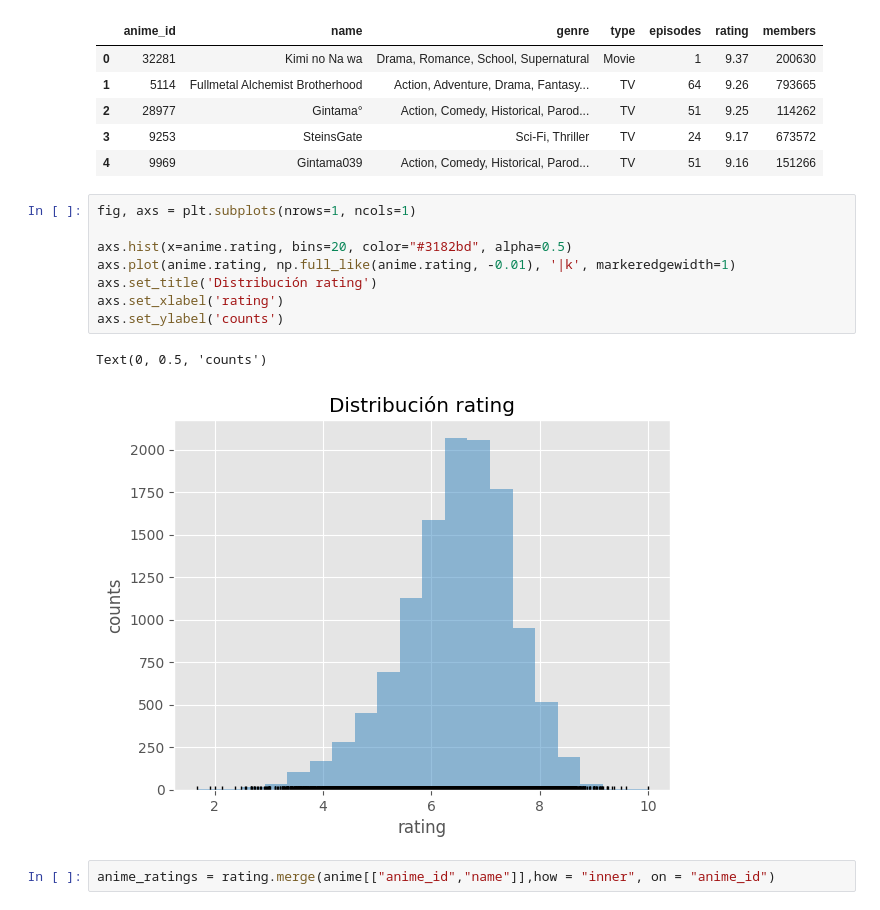
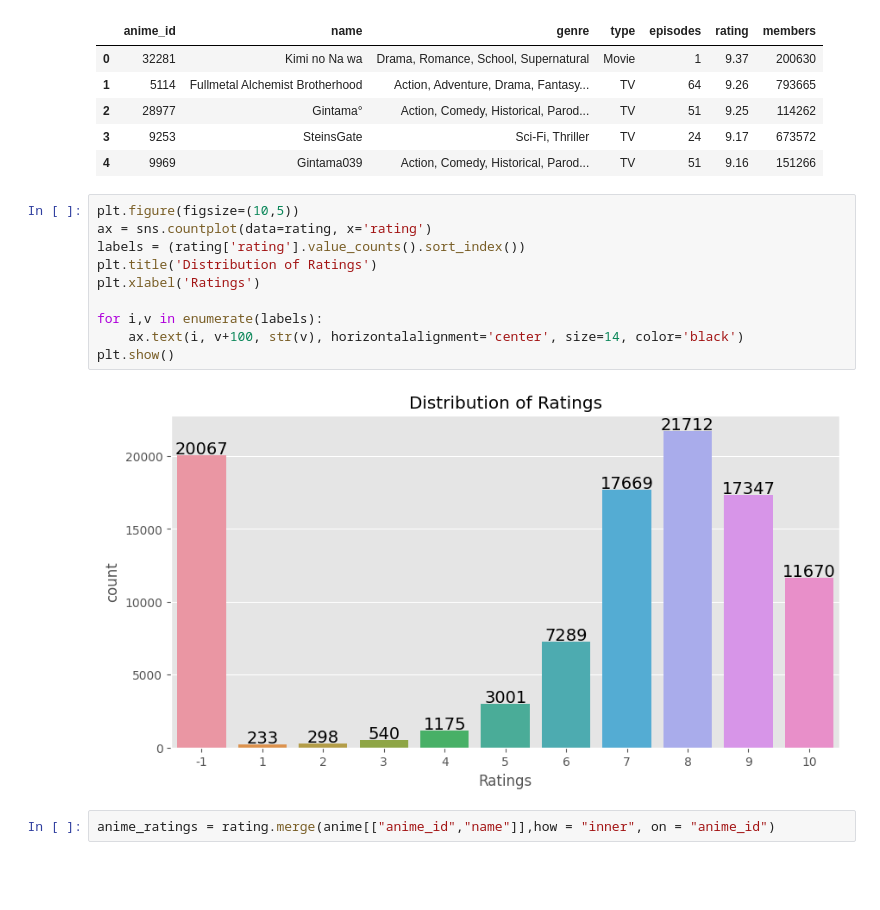
Before and after one commit to RDLL/curso_mineria_de_datos, a Jupyter notebook: Tarea6.ipynb, the cells around one changed output. Saved outputs shown, nothing was run; the diff lists cells and outputs as text; blank space fills up the shorter version.

```diff
--- a/Tarea6.ipynb
+++ b/Tarea6.ipynb
@@ -116,17 +117,18 @@ anime.head()
 | 2 | 28977 | Gintama° | Action, Comedy, Historical, Parod... | TV | 51 | 9.25 | 114262 |
 | 3 | 9253 | SteinsGate | Sci-Fi, Thriller | TV | 24 | 9.17 | 673572 |
 | 4 | 9969 | Gintama039 | Action, Comedy, Historical, Parod... | TV | 51 | 9.16 | 151266 |
-# %%
-fig, axs = plt.subplots(nrows=1, ncols=1)
-
-axs.hist(x=anime.rating, bins=20, color="#3182bd", alpha=0.5)
-axs.plot(anime.rating, np.full_like(anime.rating, -0.01), '|k', markeredgewidth=1)
-axs.set_title('Distribución rating')
-axs.set_xlabel('rating')
-axs.set_ylabel('counts')
-# %% [output]
-Text(0, 0.5, 'counts')
-[figure, removed]
+# %%
+plt.figure(figsize=(10,5))
+ax = sns.countplot(data=rating, x='rating')
+labels = (rating['rating'].value_counts().sort_index())
+plt.title('Distribution of Ratings')
+plt.xlabel('Ratings')
+
+for i,v in enumerate(labels):
+    ax.text(i, v+100, str(v), horizontalalignment='center', size=14, color='black')
+plt.show()
+# %% [output]
+[figure, added]
 # %%
 anime_ratings = rating.merge(anime[["anime_id","name"]],how = "inner", on = "anime_id")
 # %%
```
Also changed, not shown: parts of 9 cells of this notebook.
